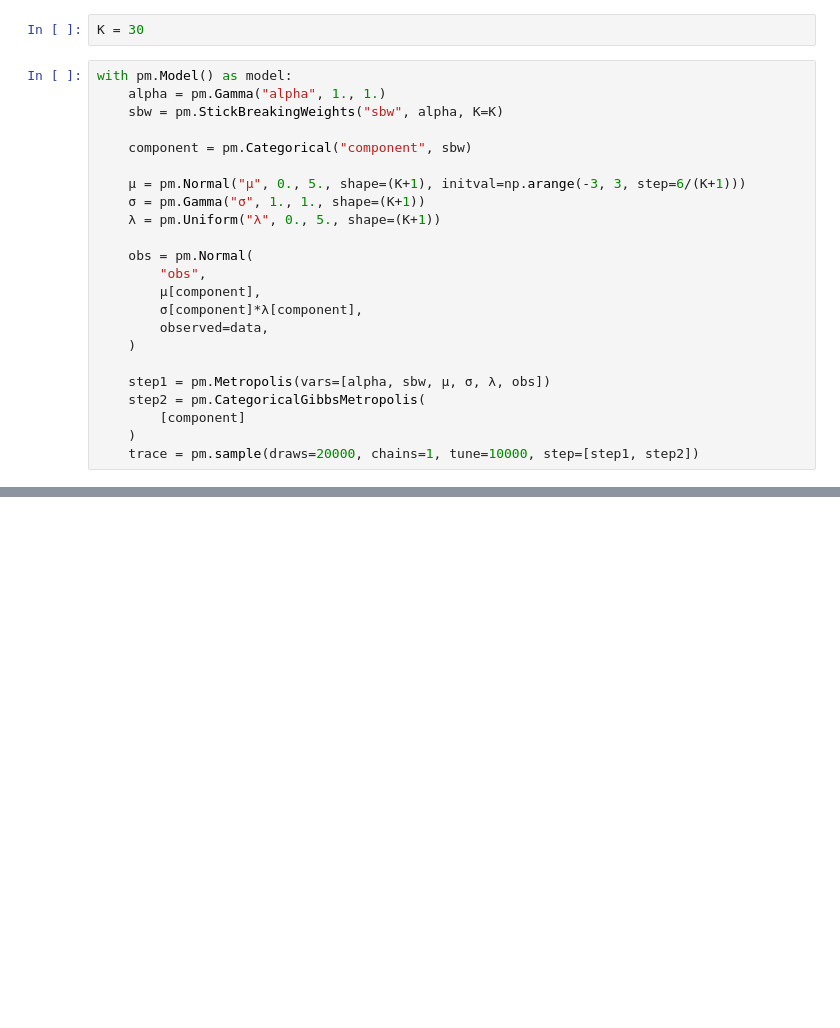
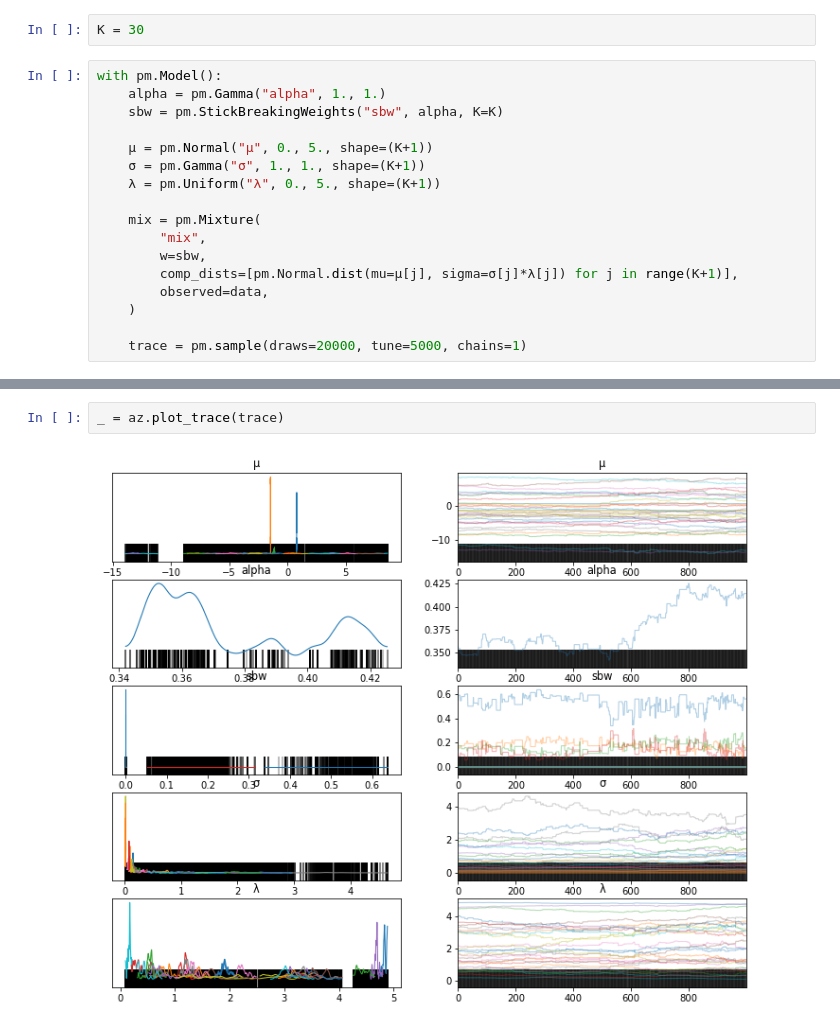
Before and after one commit to larryshamalama/pymc3-playground, a Jupyter notebook: notebooks/dirichlet-process-brainstorm/dp-mixture-normal-marginalized.ipynb, the cells around one changed output, grey strips where cells are left out. Saved outputs shown, nothing was run; the diff lists cells and outputs as text; blank space fills up the shorter version.

```diff
--- a/notebooks/dirichlet-process-brainstorm/dp-mixture-normal-marginalized.ipynb
+++ b/notebooks/dirichlet-process-brainstorm/dp-mixture-normal-marginalized.ipynb
@@ -18,26 +19,20 @@ _ = plt.hist(data, bins=30)
 # %%
 K = 30
 # %%
-with pm.Model() as model:
+with pm.Model():
     alpha = pm.Gamma("alpha", 1., 1.)
     sbw = pm.StickBreakingWeights("sbw", alpha, K=K)
 
-    component = pm.Categorical("component", sbw)
-
-    µ = pm.Normal("µ", 0., 5., shape=(K+1), initval=np.arange(-3, 3, step=6/(K+1)))
+    µ = pm.Normal("µ", 0., 5., shape=(K+1))
     σ = pm.Gamma("σ", 1., 1., shape=(K+1))
     λ = pm.Uniform("λ", 0., 5., shape=(K+1))
 
-    obs = pm.Normal(
-        "obs",
-        µ[component],
-        σ[component]*λ[component],
+    mix = pm.Mixture(
+        "mix",
+        w=sbw,
+        comp_dists=[pm.Normal.dist(mu=µ[j], sigma=σ[j]*λ[j]) for j in range(K+1)],
         observed=data,
     )
 
-    step1 = pm.Metropolis(vars=[alpha, sbw, µ, σ, λ, obs])
-    step2 = pm.CategoricalGibbsMetropolis(
-        [component]
-    )
-    trace = pm.sample(draws=20000, chains=1, tune=10000, step=[step1, step2])
+    trace = pm.sample(draws=20000, tune=5000, chains=1)
 # %% [output]
@@ -45 +46,5 @@ ValueError: need at least one array to concatenate
+# %%
+_ = az.plot_trace(trace)
+# %% [output]
+[figure, added]
 # %%
```
Also changed, not shown: parts of 3 cells of this notebook, 6 other files.
